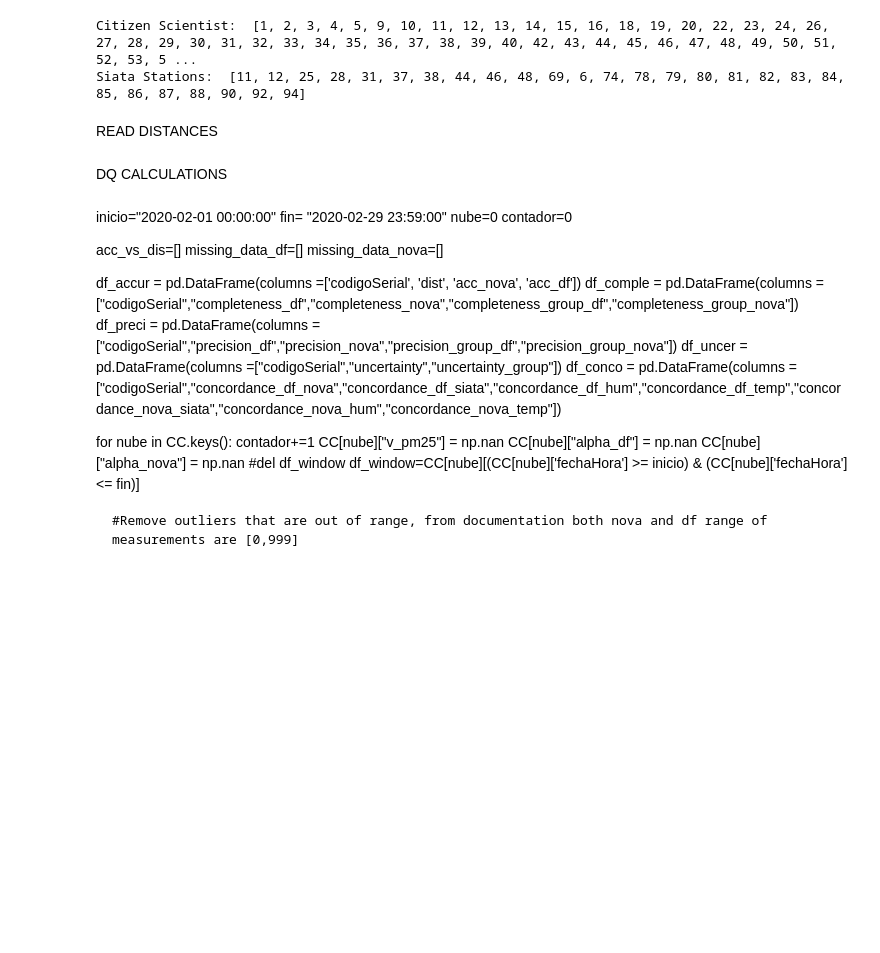
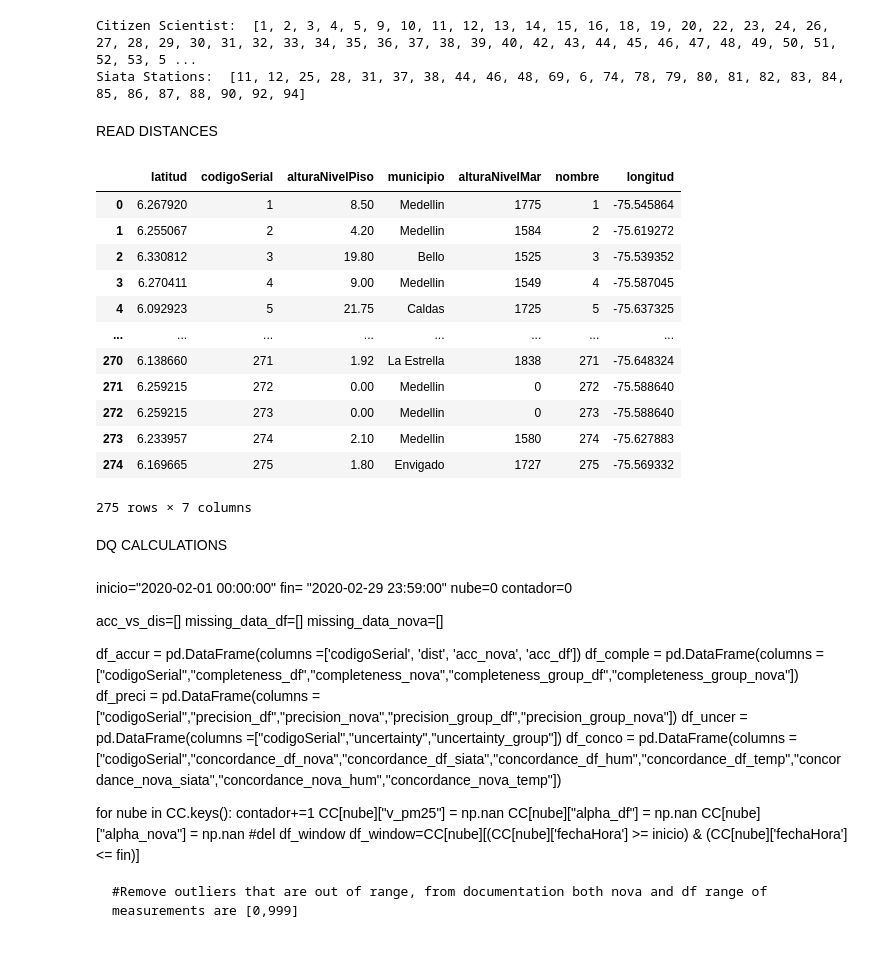
Before and after one commit to julioeagle/DQ_Repo, a Jupyter notebook: Total DQ measurement SIATA.ipynb, the cells around one changed output. Saved outputs shown, nothing was run; the diff lists cells and outputs as text; code cells hidden in the pictures; blank space fills up the shorter version.

Commit message:
Add code to read and write the coordinates data of CC
Add code to read and write the coordinates data of CC

```diff
--- a/Total DQ measurement SIATA.ipynb
+++ b/Total DQ measurement SIATA.ipynb
@@ -81,6 +81,26 @@ READ DISTANCES
 # %%
 datatypesDistances={"codigoSerial_CC":np.uint16,"codigoSerial_ES":np.uint16,"Distancia_a_ES":np.float16,"codigoSerial_ES2":np.uint16}
 Distances = pd.read_csv("C:/Users/julio/Documents/UDEA/Maestría/DQ in IOT/Datasets/Distances and positions/Distancias_2.csv", header=0, dtype=datatypesDistances,index_col="codigoSerial_CC")
+
+
+
+datatypesCC={"codigoSerial":np.uint16,"latitud":np.float64,"longitud":np.float64,"alturaNivelPiso":np.uint32,"alturaNivelMar":np.uint32,"nombre":np.uint32,"municipio":str}
+Nubes_CiudadanosCientificos = pd.read_csv("C:/Users/julio/Documents/UDEA/Maestría/DQ in IOT/Datasets/Distances and positions/Nubes_CiudadanosCientificos.csv", header=0)
+Nubes_CiudadanosCientificos
+# %% [output]
+|  | latitud | codigoSerial | alturaNivelPiso | municipio | alturaNivelMar | nombre | longitud |
+| 0 | 6.267920 | 1 | 8.50 | Medellin | 1775 | 1 | -75.545864 |
+| 1 | 6.255067 | 2 | 4.20 | Medellin | 1584 | 2 | -75.619272 |
+| 2 | 6.330812 | 3 | 19.80 | Bello | 1525 | 3 | -75.539352 |
+| 3 | 6.270411 | 4 | 9.00 | Medellin | 1549 | 4 | -75.587045 |
+| 4 | 6.092923 | 5 | 21.75 | Caldas | 1725 | 5 | -75.637325 |
+| ... | ... | ... | ... | ... | ... | ... | ... |
+| 270 | 6.138660 | 271 | 1.92 | La Estrella | 1838 | 271 | -75.648324 |
+| 271 | 6.259215 | 272 | 0.00 | Medellin | 0 | 272 | -75.588640 |
+| 272 | 6.259215 | 273 | 0.00 | Medellin | 0 | 273 | -75.588640 |
+| 273 | 6.233957 | 274 | 2.10 | Medellin | 1580 | 274 | -75.627883 |
+| 274 | 6.169665 | 275 | 1.80 | Envigado | 1727 | 275 | -75.569332 |
+275 rows × 7 columns
 # %% [markdown]
 DQ CALCULATIONS
 # %% [markdown]
```
Also changed, not shown: parts of 2 cells of this notebook.
